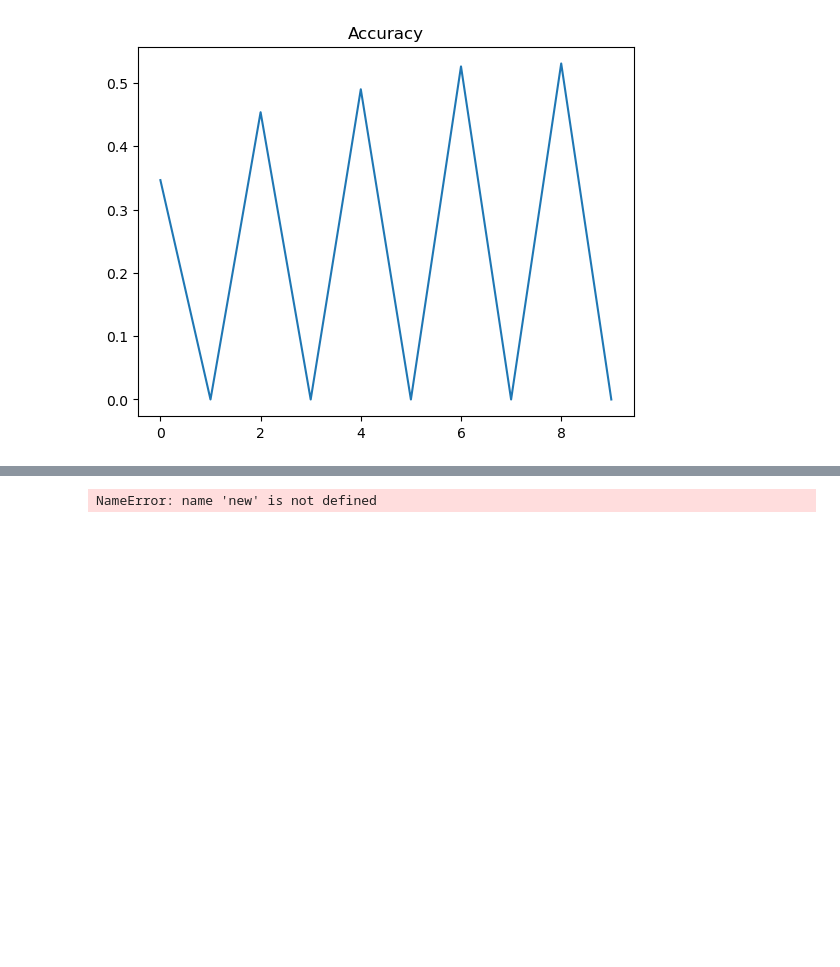
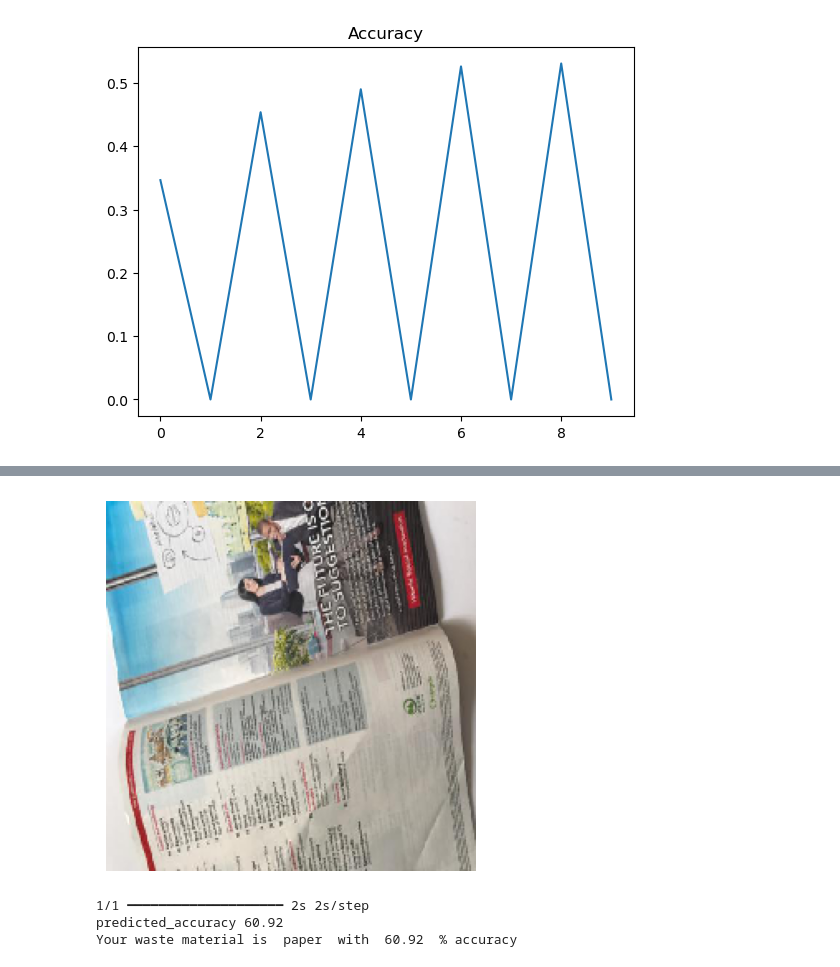
Before and after one commit to Tri27sen/waste-, a Jupyter notebook: waste.ipynb, the cells around one changed output, grey strips where cells are left out. Saved outputs shown, nothing was run; the diff lists cells and outputs as text; code cells hidden in the pictures; blank space fills up the shorter version.

```diff
--- a/waste.ipynb
+++ b/waste.ipynb
@@ -154,4 +156,7 @@ new=tf.keras.models.load_model("1.h5")
 # %%
-new
+waste_prediction("./project/waste/paper/paper90.jpg")
 # %% [output]
+[figure, added]
-NameError: name 'new' is not defined
+1/1 ━━━━━━━━━━━━━━━━━━━━ 2s 2s/step
+predicted_accuracy 60.92
+Your waste material is  paper  with  60.92  % accuracy
```
Also changed, not shown: parts of 4 cells of this notebook.
